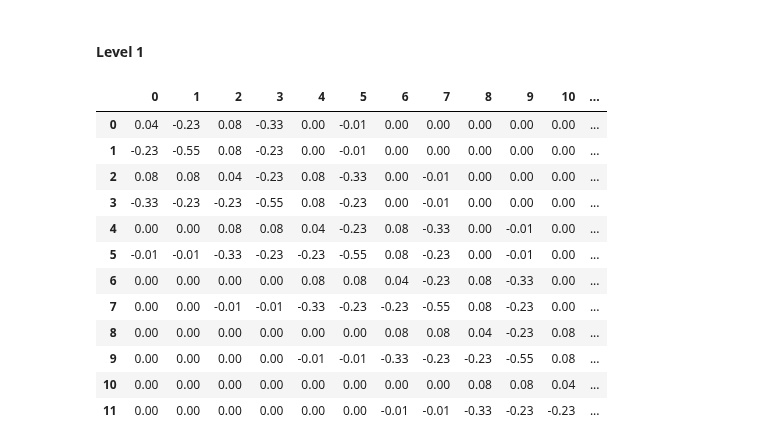
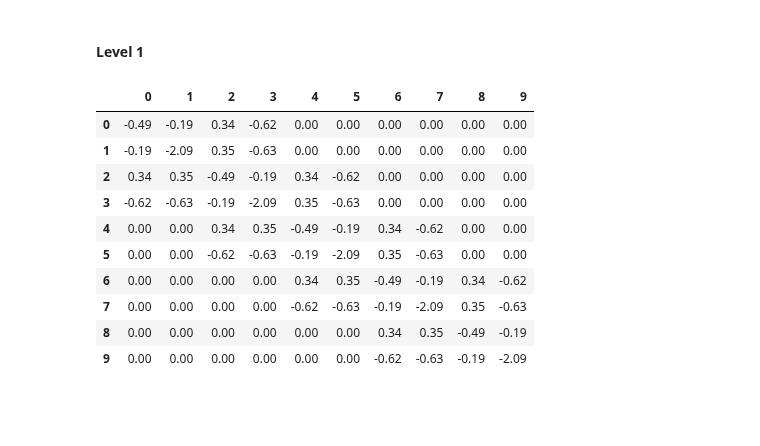
Before and after one commit to 436ahsan/Helmholtz, a Jupyter notebook: notebooks/multilevel_repetitive_alignment.ipynb, the cells around one changed output. Saved outputs shown, nothing was run; the diff lists cells and outputs as text; code cells hidden in the pictures; blank space fills up the shorter version.

```diff
--- a/notebooks/multilevel_repetitive_alignment.ipynb
+++ b/notebooks/multilevel_repetitive_alignment.ipynb
@@ -38,11 +40,11 @@ _LOGGER = logger
 # %%
 # Fixed seed for reproducible results.
-np.random.seed(0)
+np.random.seed(1)
 
 # Domain size.
 n = 96
 # Scaled wave number.
-kh = 0.7
+kh = 0.5
 
 repetitive = True
 
@@ -68,8 +70,10 @@ Given an iterative method, we can calculate whether it's a good smoothing candid
 # %% [markdown]
 ### Relaxation Shrinkage Factor
 # %%
-kh_values = [0, kh]
+kh_values = [kh]
 fig, axs = plt.subplots(1, len(kh_values), figsize=(12, 4))
+if len(kh_values) == 1:
+    axs = [axs]
 
 kaczmarz = lambda a: hm.solve.relax.KaczmarzRelaxer(a, scipy.sparse.eye(a.shape[0]))
 gs = lambda a: hm.solve.relax.GsRelaxer(a)
@@ -213,7 +211,8 @@ for i in range(num_bootstrap_steps):
     # Set relax_conv_factor to a high value so that we never append a bootstrap vector to the TV set.
     x, multilevel = hm.setup.auto_setup.bootstap(
         x, multilevel, num_levels, 2.0,
-        num_sweeps=num_sweeps, interpolation_method=interpolation_method, neighborhood=neighborhood, repetitive=repetitive)
+        num_sweeps=num_sweeps, interpolation_method=interpolation_method,
+        neighborhood=neighborhood, repetitive=repetitive, target_error=0.1)
     x_log.append(x)
     r_log.append(multilevel[1].r)
     _LOGGER.info("RER {:.6f}".format(norm(a.dot(x)) / norm(x)))
@@ -485,19 +255,17 @@ pd.DataFrame(multilevel[0].a[:10,:10].todense())
 # %% [markdown]
 #### Level 1
 # %%
-pd.DataFrame(multilevel[1].a[:12, :12].todense())
+pd.DataFrame(multilevel[1].a[:10,:10].todense())
 # %% [output]
-|  | 0 | 1 | 2 | 3 | 4 | 5 | 6 | 7 | 8 | 9 | 10 | ... |
-| 0 | 0.04 | -0.23 | 0.08 | -0.33 | 0.00 | -0.01 | 0.00 | 0.00 | 0.00 | 0.00 | 0.00 | ... |
-| 1 | -0.23 | -0.55 | 0.08 | -0.23 | 0.00 | -0.01 | 0.00 | 0.00 | 0.00 | 0.00 | 0.00 | ... |
-| 2 | 0.08 | 0.08 | 0.04 | -0.23 | 0.08 | -0.33 | 0.00 | -0.01 | 0.00 | 0.00 | 0.00 | ... |
-| 3 | -0.33 | -0.23 | -0.23 | -0.55 | 0.08 | -0.23 | 0.00 | -0.01 | 0.00 | 0.00 | 0.00 | ... |
-| 4 | 0.00 | 0.00 | 0.08 | 0.08 | 0.04 | -0.23 | 0.08 | -0.33 | 0.00 | -0.01 | 0.00 | ... |
-| 5 | -0.01 | -0.01 | -0.33 | -0.23 | -0.23 | -0.55 | 0.08 | -0.23 | 0.00 | -0.01 | 0.00 | ... |
-| 6 | 0.00 | 0.00 | 0.00 | 0.00 | 0.08 | 0.08 | 0.04 | -0.23 | 0.08 | -0.33 | 0.00 | ... |
-| 7 | 0.00 | 0.00 | -0.01 | -0.01 | -0.33 | -0.23 | -0.23 | -0.55 | 0.08 | -0.23 | 0.00 | ... |
-| 8 | 0.00 | 0.00 | 0.00 | 0.00 | 0.00 | 0.00 | 0.08 | 0.08 | 0.04 | -0.23 | 0.08 | ... |
-| 9 | 0.00 | 0.00 | 0.00 | 0.00 | -0.01 | -0.01 | -0.33 | -0.23 | -0.23 | -0.55 | 0.08 | ... |
-| 10 | 0.00 | 0.00 | 0.00 | 0.00 | 0.00 | 0.00 | 0.00 | 0.00 | 0.08 | 0.08 | 0.04 | ... |
-| 11 | 0.00 | 0.00 | 0.00 | 0.00 | 0.00 | 0.00 | -0.01 | -0.01 | -0.33 | -0.23 | -0.23 | ... |
+|  | 0 | 1 | 2 | 3 | 4 | 5 | 6 | 7 | 8 | 9 |
+| 0 | -0.49 | -0.19 | 0.34 | -0.62 | 0.00 | 0.00 | 0.00 | 0.00 | 0.00 | 0.00 |
+| 1 | -0.19 | -2.09 | 0.35 | -0.63 | 0.00 | 0.00 | 0.00 | 0.00 | 0.00 | 0.00 |
+| 2 | 0.34 | 0.35 | -0.49 | -0.19 | 0.34 | -0.62 | 0.00 | 0.00 | 0.00 | 0.00 |
+| 3 | -0.62 | -0.63 | -0.19 | -2.09 | 0.35 | -0.63 | 0.00 | 0.00 | 0.00 | 0.00 |
+| 4 | 0.00 | 0.00 | 0.34 | 0.35 | -0.49 | -0.19 | 0.34 | -0.62 | 0.00 | 0.00 |
+| 5 | 0.00 | 0.00 | -0.62 | -0.63 | -0.19 | -2.09 | 0.35 | -0.63 | 0.00 | 0.00 |
+| 6 | 0.00 | 0.00 | 0.00 | 0.00 | 0.34 | 0.35 | -0.49 | -0.19 | 0.34 | -0.62 |
+| 7 | 0.00 | 0.00 | 0.00 | 0.00 | -0.62 | -0.63 | -0.19 | -2.09 | 0.35 | -0.63 |
+| 8 | 0.00 | 0.00 | 0.00 | 0.00 | 0.00 | 0.00 | 0.34 | 0.35 | -0.49 | -0.19 |
+| 9 | 0.00 | 0.00 | 0.00 | 0.00 | 0.00 | 0.00 | -0.62 | -0.63 | -0.19 | -2.09 |
 # %%
```
Also changed, not shown: parts of 75 cells of this notebook, 7 other files.
